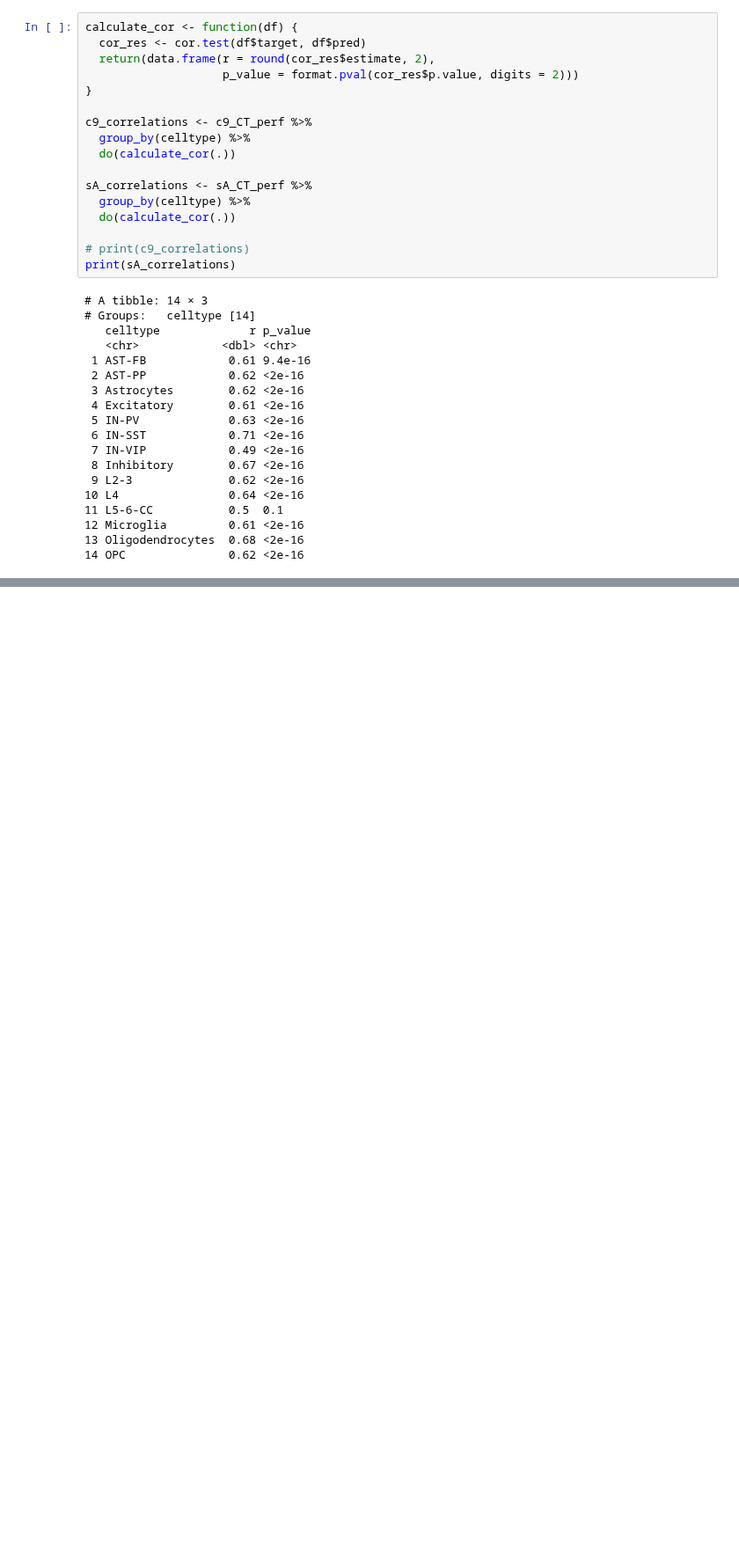
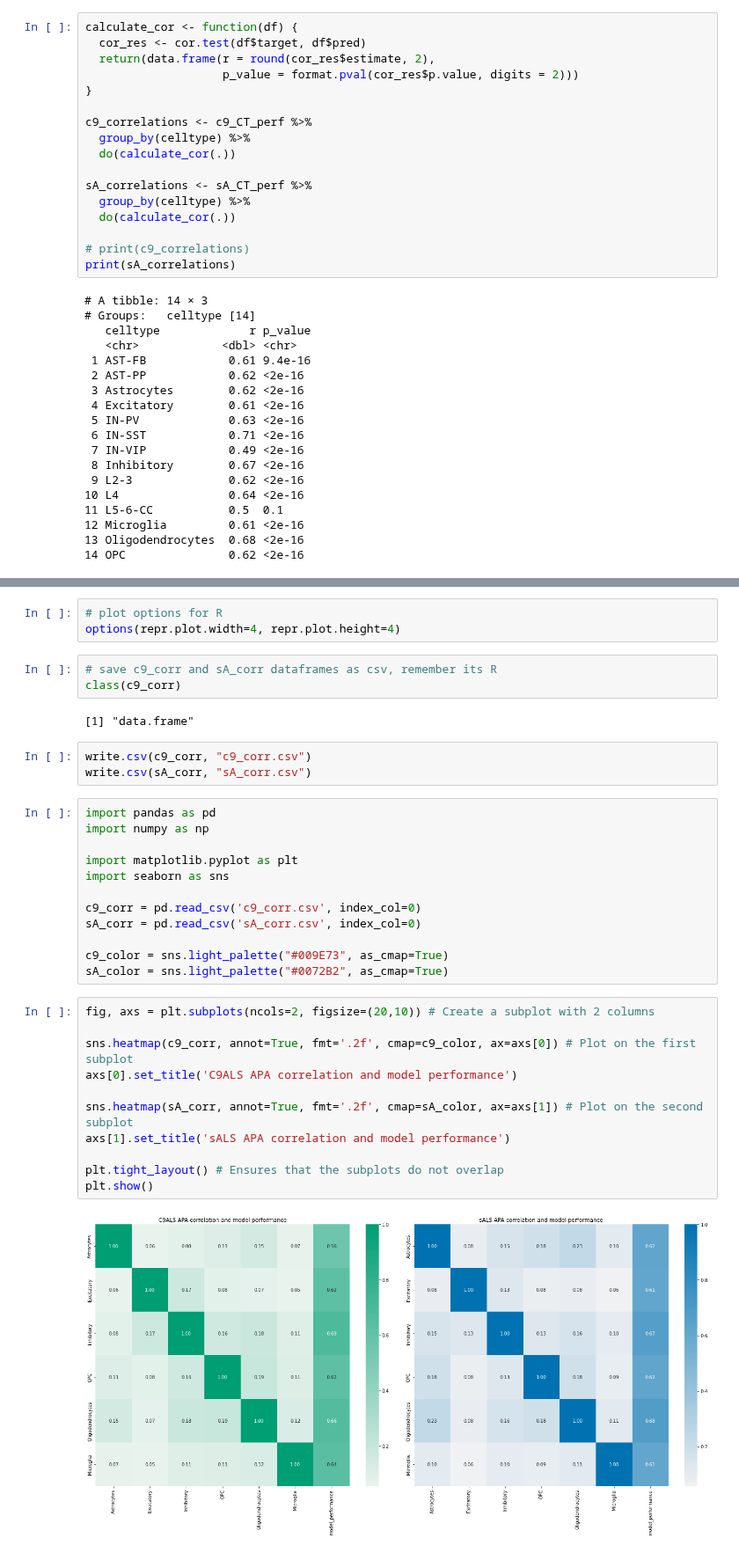
Before and after one commit to AidenSb/APA, a Jupyter notebook: For_DL_model/Model_performance_plots.ipynb, the cells around one changed output, grey strips where cells are left out. Shown at 88% size. Drawn from its saved outputs; the diff is of its cells as text; blank space fills up the shorter version.

```diff
--- a/For_DL_model/Model_performance_plots.ipynb
+++ b/For_DL_model/Model_performance_plots.ipynb
@@ -222,0 +294,36 @@ corrplot(corr, method="color", type="upper", addCoef.col = "black",
+# %%
+# plot options for R
+options(repr.plot.width=4, repr.plot.height=4)
+# %%
+# save c9_corr and sA_corr dataframes as csv, remember its R
+class(c9_corr)
+# %% [output]
+[1] "data.frame"
+# %%
+write.csv(c9_corr, "c9_corr.csv")
+write.csv(sA_corr, "sA_corr.csv")
+# %%
+import pandas as pd
+import numpy as np
+
+import matplotlib.pyplot as plt
+import seaborn as sns
+
+c9_corr = pd.read_csv('c9_corr.csv', index_col=0)
+sA_corr = pd.read_csv('sA_corr.csv', index_col=0)
+
+c9_color = sns.light_palette("#009E73", as_cmap=True)
+sA_color = sns.light_palette("#0072B2", as_cmap=True)
+# %%
+fig, axs = plt.subplots(ncols=2, figsize=(20,10)) # Create a subplot with 2 columns
+
+sns.heatmap(c9_corr, annot=True, fmt='.2f', cmap=c9_color, ax=axs[0]) # Plot on the first subplot
+axs[0].set_title('C9ALS APA correlation and model performance')
+
+sns.heatmap(sA_corr, annot=True, fmt='.2f', cmap=sA_color, ax=axs[1]) # Plot on the second subplot
+axs[1].set_title('sALS APA correlation and model performance')
+
+plt.tight_layout() # Ensures that the subplots do not overlap
+plt.show()
+# %% [output]
+[figure, added]
```
Also changed, not shown: parts of 7 cells of this notebook, 3 other files.
